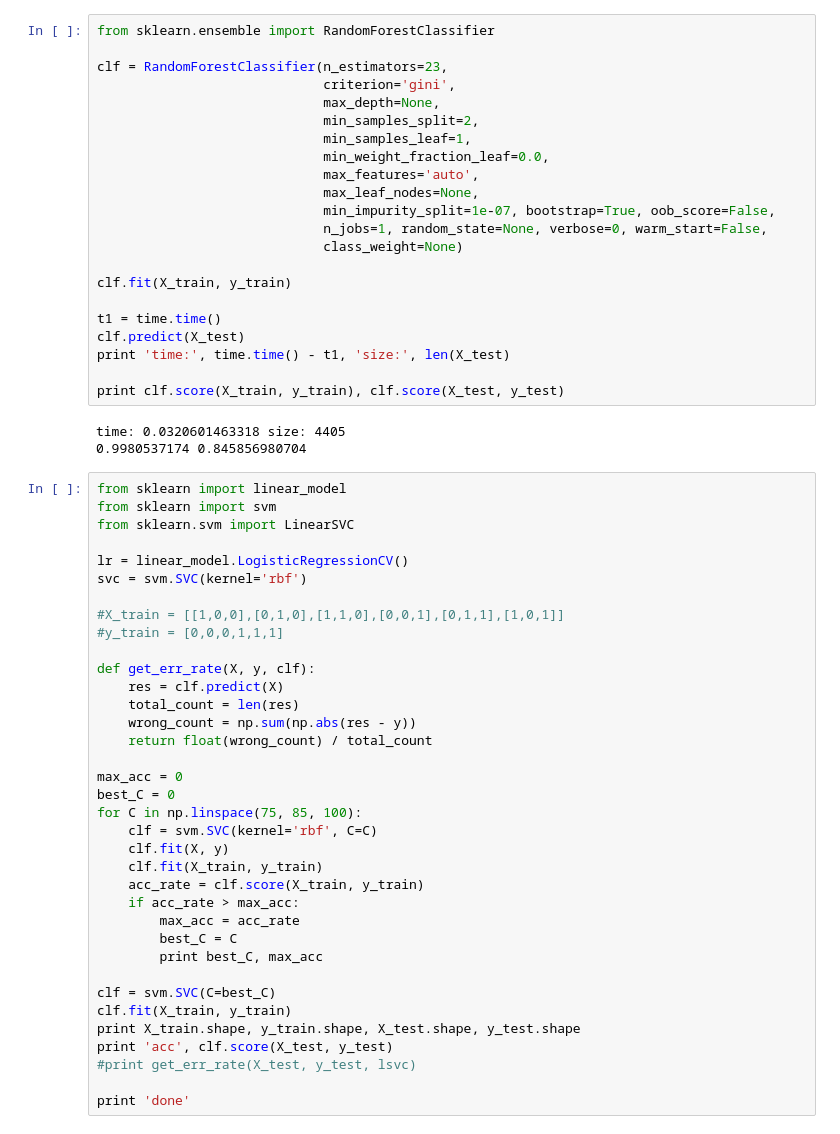
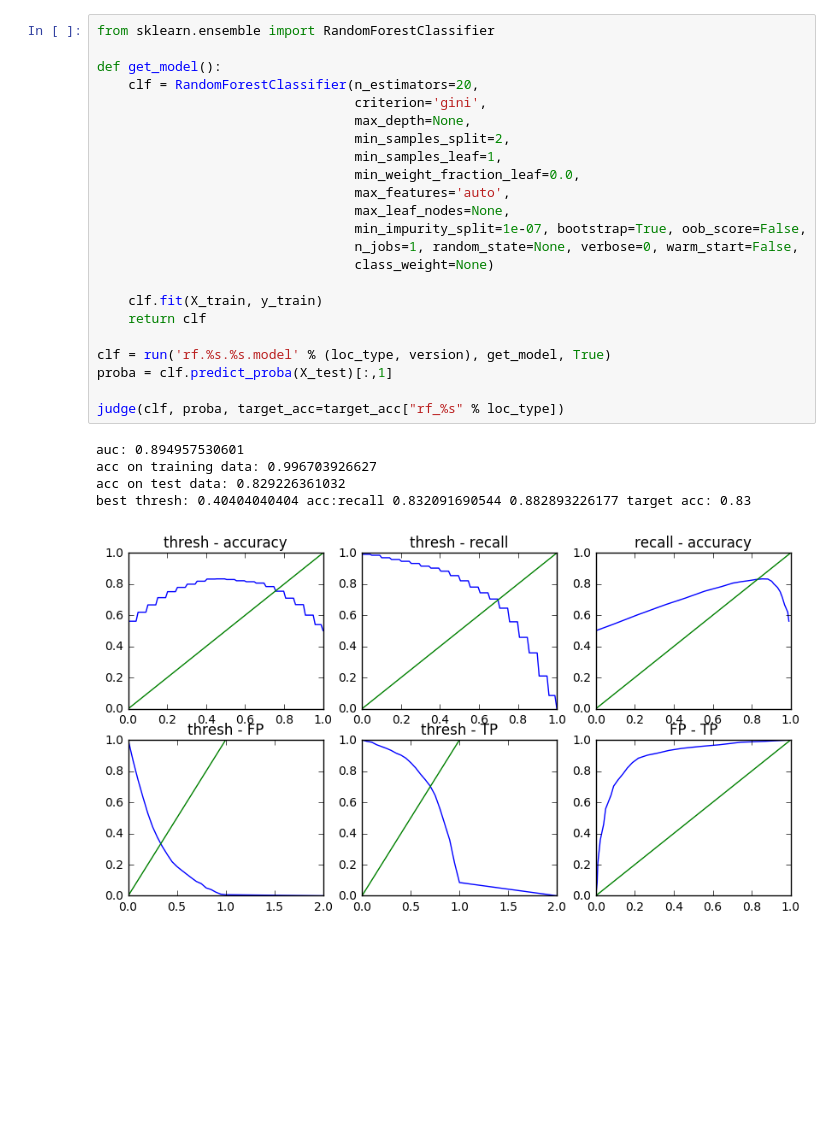
Before and after one commit to yuyistudio/jupyter, a Jupyter notebook: location_type_classification/nn.ipynb, the cells around one changed output. Saved outputs shown, nothing was run; the diff lists cells and outputs as text; blank space fills up the shorter version.

```diff
--- a/location_type_classification/nn.ipynb
+++ b/location_type_classification/nn.ipynb
@@ -105,61 +207,29 @@ score of train:test 0.8369015181 0.826560726447
 # %%
 from sklearn.ensemble import RandomForestClassifier
 
-clf = RandomForestClassifier(n_estimators=23,
-                             criterion='gini',
-                             max_depth=None,
-                             min_samples_split=2,
-                             min_samples_leaf=1,
-                             min_weight_fraction_leaf=0.0,
-                             max_features='auto',
-                             max_leaf_nodes=None,
-                             min_impurity_split=1e-07, bootstrap=True, oob_score=False,
-                             n_jobs=1, random_state=None, verbose=0, warm_start=False,
-                             class_weight=None)
+def get_model():
+    clf = RandomForestClassifier(n_estimators=20,
+                                 criterion='gini',
+                                 max_depth=None,
+                                 min_samples_split=2,
+                                 min_samples_leaf=1,
+                                 min_weight_fraction_leaf=0.0,
+                                 max_features='auto',
+                                 max_leaf_nodes=None,
+                                 min_impurity_split=1e-07, bootstrap=True, oob_score=False,
+                                 n_jobs=1, random_state=None, verbose=0, warm_start=False,
+                                 class_weight=None)
 
-clf.fit(X_train, y_train)
+    clf.fit(X_train, y_train)
+    return clf
 
-t1 = time.time()
-clf.predict(X_test)
-print 'time:', time.time() - t1, 'size:', len(X_test)
+clf = run('rf.%s.%s.model' % (loc_type, version), get_model, True)
+proba = clf.predict_proba(X_test)[:,1]
 
-print clf.score(X_train, y_train), clf.score(X_test, y_test)
+judge(clf, proba, target_acc=target_acc["rf_%s" % loc_type])
 # %% [output]
-time: 0.0320601463318 size: 4405
-0.9980537174 0.845856980704
+auc: 0.894957530601
+acc on training data: 0.996703926627
+acc on test data: 0.829226361032
+best thresh: 0.40404040404 acc:recall 0.832091690544 0.882893226177 target acc: 0.83
+[figure, added]
-# %%
-from sklearn import linear_model
-from sklearn import svm
-from sklearn.svm import LinearSVC
-
-lr = linear_model.LogisticRegressionCV()
-svc = svm.SVC(kernel='rbf')
-
-#X_train = [[1,0,0],[0,1,0],[1,1,0],[0,0,1],[0,1,1],[1,0,1]]
-#y_train = [0,0,0,1,1,1]
-
-def get_err_rate(X, y, clf):
-    res = clf.predict(X)
-    total_count = len(res)
-    wrong_count = np.sum(np.abs(res - y))
-    return float(wrong_count) / total_count
-
-max_acc = 0
-best_C = 0
-for C in np.linspace(75, 85, 100):
-    clf = svm.SVC(kernel='rbf', C=C)
-    clf.fit(X, y)
-    clf.fit(X_train, y_train)
-    acc_rate = clf.score(X_train, y_train)
-    if acc_rate > max_acc:
-        max_acc = acc_rate
-        best_C = C
-        print best_C, max_acc
-
-clf = svm.SVC(C=best_C)
-clf.fit(X_train, y_train)
-print X_train.shape, y_train.shape, X_test.shape, y_test.shape
-print 'acc', clf.score(X_test, y_test)
-#print get_err_rate(X_test, y_test, lsvc)
-
-print 'done'
```
Also changed, not shown: parts of 5 cells of this notebook, 6 other files.
